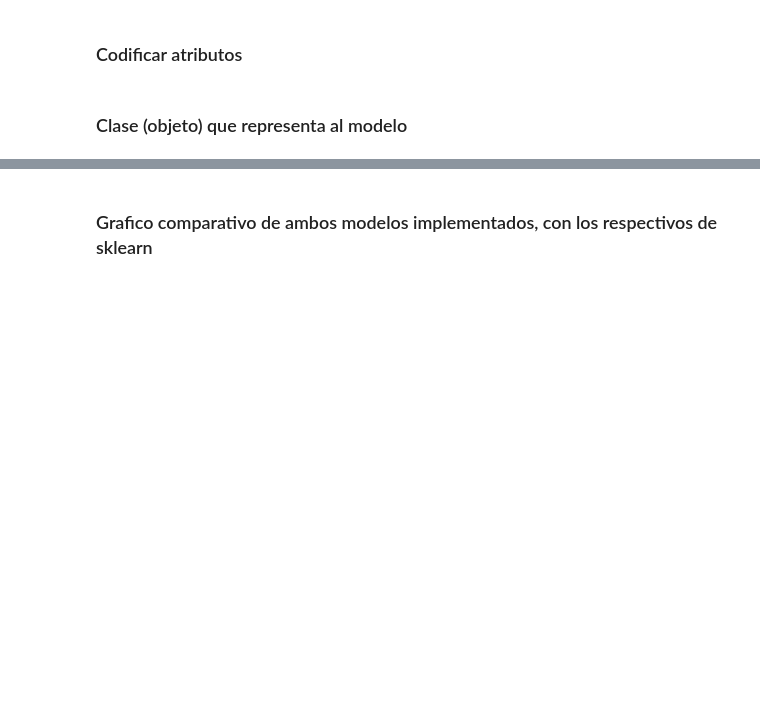
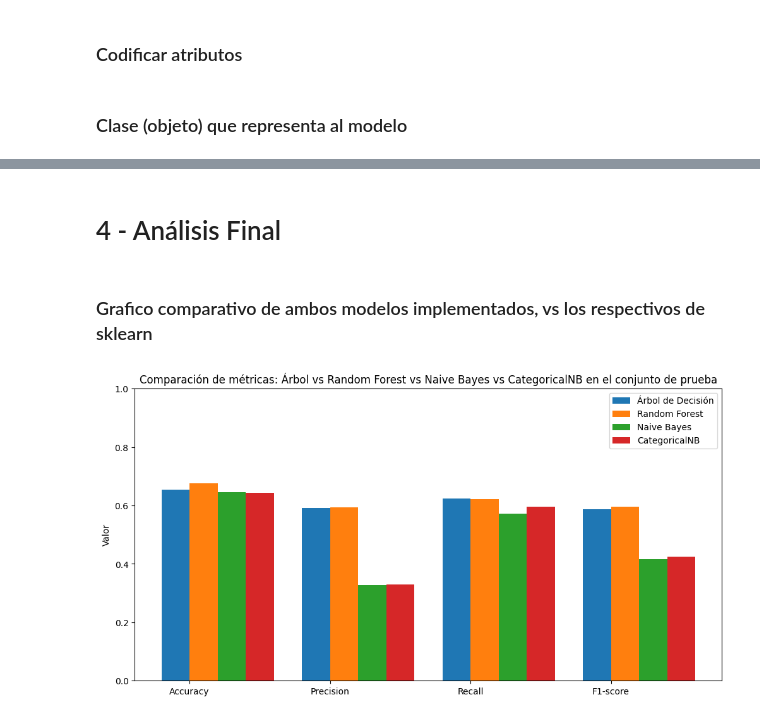
Before and after one commit to facuguisande/AA25, a Jupyter notebook: tarea1.ipynb, the cells around one changed output, grey strips where cells are left out. Cells and saved outputs as stored; diff of their text form; code cells hidden in the pictures; blank space fills up the shorter version.

```diff
--- a/tarea1.ipynb
+++ b/tarea1.ipynb
@@ -1008,11 +1274,11 @@ print("========================================")
 # %%
 # Entrenamos en base a los hiperparametros óptimos encontrados
 m=1
-k=2
-# nd=7
+k=5
+# nd=1
 # Si se desea usar otro nd, cambiar las variables entrenamiento_NB_df y prueba_NB_df por las correspondientes
-entrenamiento_NB_df = entrenamiento_final_m1_7_df.copy()
-prueba_NB_df = prueba_final_m1_7_df.copy()
+entrenamiento_NB_df = entrenamiento_final_m1_df.copy()
+prueba_NB_df = prueba_final_m1_df.copy()
 
 # Preprocesamiento
 y_entrenamiento_NB = entrenamiento_NB_df['manana_llueve']
@@ -1042,12 +1308,12 @@ predicciones_cv = modelo_nb.predict(prueba_NB_df)
 accuracy_nb = accuracy_score(y_prueba_NB, predicciones_cv)
 precision_nb = precision_score(y_prueba_NB, predicciones_cv)
 recall_nb = recall_score(y_prueba_NB, predicciones_cv)
-f2_nb = fbeta_score(y_prueba_NB, predicciones_cv, beta=2)
+f1_nb = f1_score(y_prueba_NB, predicciones_cv)
 
 print(f"\nAccuracy: {accuracy_nb:.4f}")
 print(f"Precisión: {precision_nb:.4f}")
 print(f"Recall: {recall_nb:.4f}")
-print(f"F2-Score: {f2_nb:.4f}")
+print(f"F1-Score: {f1_nb:.4f}")
 
 # Matriz de confusion
 mc = confusion_matrix(y_prueba_NB, predicciones_cv)
@@ -1061,15 +1343,11 @@ entrenamiento_encoded_NB_df = entrenamiento_final_m1_df.drop(columns=['fecha', '
 y_entrenamiento_NB_df = entrenamiento_final_m1_df['manana_llueve'].copy()
 prueba_encoded_NB_df = prueba_final_m1_df.drop(columns=['fecha', 'manana_llueve']).copy().map(encode)
 y_prueba_NB_df = prueba_final_m1_df['manana_llueve'].copy()
-
-# Seleccion de atributos
-selector = SelectKBest(chi2, k=3)
-selector.fit(entrenamiento_encoded_NB_df, y_entrenamiento_NB_df)
-entrenamiento_encoded_NB_df = entrenamiento_encoded_NB_df.iloc[:, selector.get_support()]
-prueba_encoded_NB_df = prueba_encoded_NB_df.iloc[:, selector.get_support()]
-
+# Oversampling
+oversampler = RandomOverSampler(random_state=31)
+entrenamiento_encoded_NB_df, y_entrenamiento_NB_df = oversampler.fit_resample(entrenamiento_encoded_NB_df, y_entrenamiento_NB_df)
 # Creamos el modelo
-nb_model = CategoricalNB(alpha=100, fit_prior=False)
+nb_model = CategoricalNB(alpha=10, fit_prior=False)
 # Entrenamos el modelo
 nb_model.fit(entrenamiento_encoded_NB_df, y_entrenamiento_NB_df)
 # Hacemos predicciones
@@ -1077,14 +1355,14 @@ predicciones = nb_model.predict(prueba_encoded_NB_df)
 # Evaluamos el modelo
 precision_cnb = precision_score(y_prueba_NB_df, predicciones)
 recall_cnb = recall_score(y_prueba_NB_df, predicciones)
-f2_cnb = fbeta_score(y_prueba_NB_df, predicciones, beta=2)
+f1_cnb = f1_score(y_prueba_NB_df, predicciones)
 accuracy_cnb = accuracy_score(y_prueba_NB_df, predicciones)
 
 print(f"\nResultados CategoricalNB:")
 print(f"Accuracy: {accuracy_cnb:.4f}")
 print(f"Precisión: {precision_cnb:.4f}")
 print(f"Recall: {recall_cnb:.4f}")
-print(f"F2-Score: {f2_cnb:.4f}")
+print(f"F1-Score: {f1_cnb:.4f}")
 
 mc_cnb = confusion_matrix(y_prueba_NB_df, predicciones)
 print("\nMatriz de confusión CategoricalNB:")
@@ -1216,30 +1571,34 @@ plt.show()
+# %% [markdown]
+# 4 - Análisis Final
 # %% [markdown]
-### Grafico comparativo de ambos modelos implementados, con los respectivos de sklearn
+### Grafico comparativo de ambos modelos implementados, vs los respectivos de sklearn
 # %%
 # Comparar métricas de Random Forest y Árbol de Decisión implementado
 import matplotlib.pyplot as plt
 import numpy as np
 
-metricas = ['Accuracy', 'Precision', 'Recall', 'F2-score']
+metricas = ['Accuracy', 'Precision', 'Recall', 'F1-score']
 
 valores_arbol = [acc_ev, prec_ev, rec_ev, f1_ev]
 valores_rf = [acc_rf, prec_rf, rec_rf, f1_rf]
-valores_nb = [accuracy_nb, precision_nb, recall_nb, f2_nb]
-valores_cnb = [accuracy_cnb, precision_cnb, recall_cnb, f2_cnb]
+valores_nb = [accuracy_nb, precision_nb, recall_nb, f1_nb]
+valores_cnb = [accuracy_cnb, precision_cnb, recall_cnb, f1_cnb]
 
 x = np.arange(len(metricas))
 width = 0.2
 
 fig, ax = plt.subplots(figsize=(12,6))
 rects1 = ax.bar(x - width/2, valores_arbol, width, label='Árbol de Decisión')
 rects2 = ax.bar(x + width/2, valores_rf, width, label='Random Forest')
 rects3 = ax.bar(x + width/2 + width, valores_nb, width, label='Naive Bayes')
 rects4 = ax.bar(x + width/2 + 2*width, valores_cnb, width, label='CategoricalNB')
 
 ax.set_ylabel('Valor')
 ax.set_title('Comparación de métricas: Árbol vs Random Forest vs Naive Bayes vs CategoricalNB en el conjunto de prueba')
 ax.set_xticks(x)
 ax.set_xticklabels(metricas)
 ax.legend()
 plt.ylim(0, 1)
 plt.show()
+# %% [output]
+[figure, added]
```
Also changed, not shown: parts of 45 cells of this notebook.
